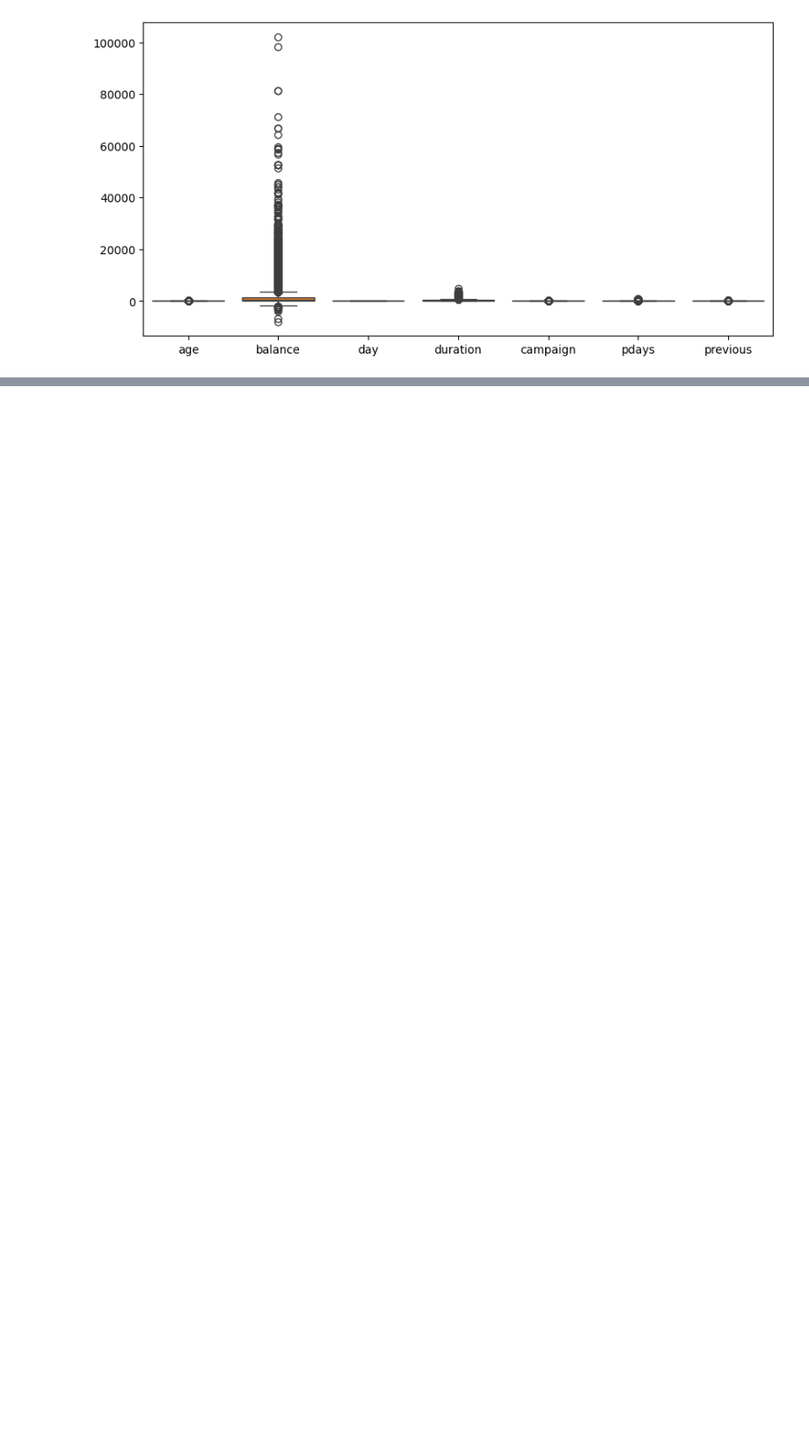
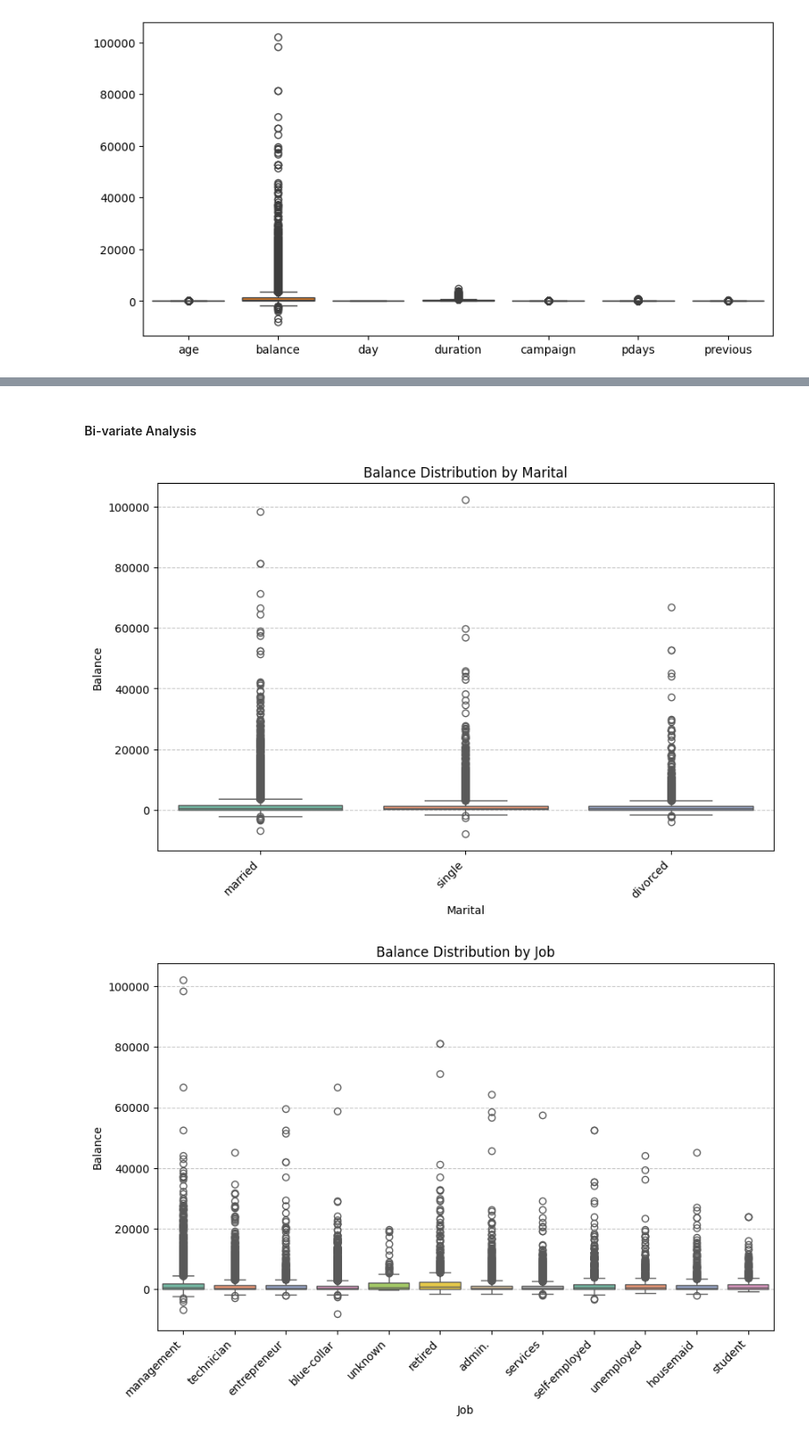
Before and after one commit to zeemanzak/Predictive-Analysis-for-Client-Subscription, a Jupyter notebook: notebook/main.ipynb, the cells around one changed output, grey strips where cells are left out. Shown: that part at 88% size. Saved outputs shown, nothing was run; the diff lists cells and outputs as text; code cells hidden in the pictures; blank space fills up the shorter version.

```diff
--- a/notebook/main.ipynb
+++ b/notebook/main.ipynb
@@ -277,0 +363,24 @@ sub Rate: 0.0
+# %% [markdown]
+#### Bi-variate Analysis
+# %%
+for col in ['marital', 'job', 'education']:
+    plt.figure(figsize=(10, 6))
+    sns.boxplot(data=train_df, x=col, y='balance', palette='Set2')
+    plt.title(f'Balance Distribution by {col.capitalize()}')
+    plt.xlabel(col.capitalize())
+    plt.ylabel('Balance')
+    plt.xticks(rotation=45, ha='right')
+    plt.grid(axis='y', linestyle='--', alpha=0.7)
+    plt.show()
+
+# --- Boxplot: Duration by y ---
+plt.figure(figsize=(8, 6))
+sns.boxplot(data=train_df, x='y', y='duration', palette='coolwarm')
+plt.title('Call Duration Distribution by Outcome (y)')
+plt.xlabel('Outcome (y)')
+plt.ylabel('Duration')
+plt.grid(axis='y', linestyle='--', alpha=0.7)
+plt.show()
+# %% [output]
+[figure, added]
+[figure, added]
```
Also changed, not shown: parts of 15 cells of this notebook.
